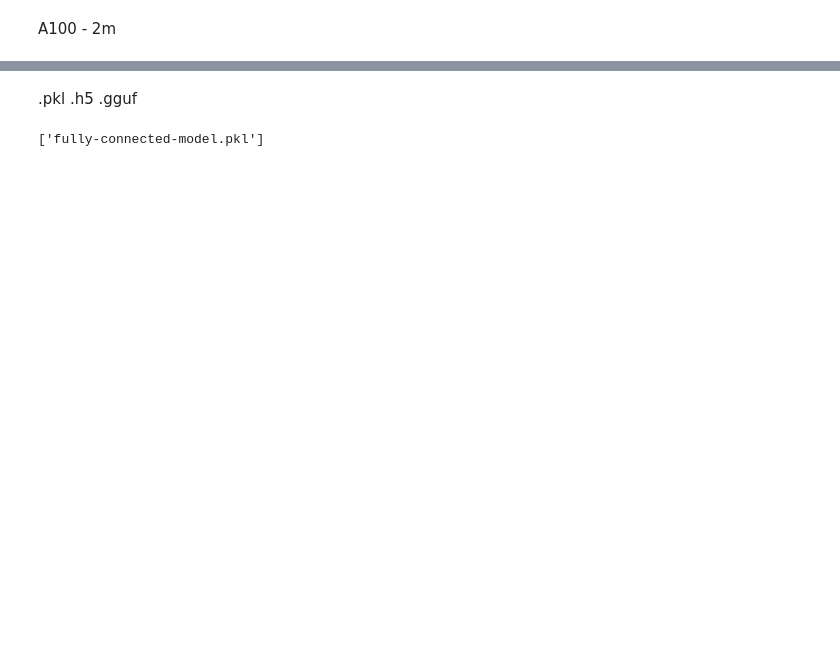
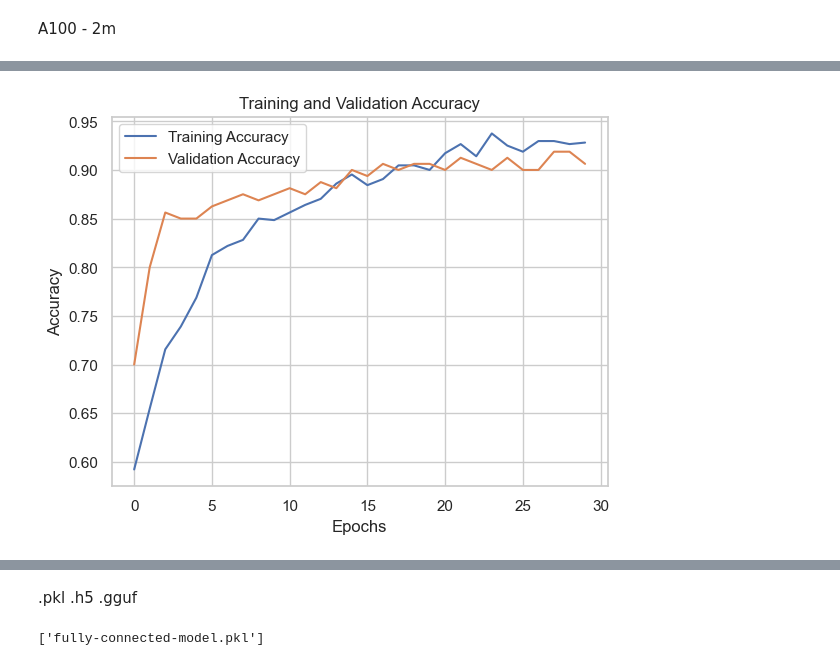
Before and after one commit to Larmy5502/Titanic, a Jupyter notebook: titanic.ipynb, the cells around one changed output, grey strips where cells are left out. Drawn from its saved outputs; the diff is of its cells as text; code cells hidden in the pictures; blank space fills up the shorter version.

```diff
--- a/titanic.ipynb
+++ b/titanic.ipynb
@@ -350,0 +395,84 @@ Test Accuracy: 0.80
+# %%
+import numpy as np
+from sklearn.model_selection import train_test_split
+from sklearn.datasets import make_classification
+from sklearn.preprocessing import StandardScaler
+from keras import models
+from keras.models import Sequential
+from keras.layers import Dense, Dropout
+from keras.optimizers import Adam
+import matplotlib.pyplot as plt
+
+# 1. Генерация синтетического набора данных
+# Создаем случайный набор данных для бинарной классификации с 1000 образцами и 20 признаками
+X, y = make_classification(n_samples=1000, n_features=20, n_informative=15, n_classes=2, random_state=42)
+
+# 2. Разделение данных на обучающую и тестовую выборки
+# 80% данных используем для обучения, 20% — для тестирования модели
+X_train, X_test, y_train, y_test = train_test_split(X, y, test_size=0.2, random_state=42)
+
+# 3. Нормализация данных
+# Применяем стандартизацию, чтобы привести данные к единому масштабу, что ускоряет обучение сети
+scaler = StandardScaler()
+X_train = scaler.fit_transform(X_train)  # Подгоняем и трансформируем обучающие данные
+X_test = scaler.transform(X_test)  # Трансформируем тестовые данные на основе обучающей выборки
+
+# 4. Построение нейронной сети с улучшенной архитектурой
+# Создаем последовательную модель
+model = Sequential()
+
+# Первый слой с 64 нейронами и активацией ReLU
+model.add(Dense(64, activation='relu', input_shape=(X_train.shape[1],)))
+# Dropout для регуляризации, чтобы предотвратить переобучение
+model.add(Dropout(0.3))
+
+# Второй полносвязный слой с 32 нейронами и Dropout
+model.add(Dense(32, activation='relu'))
+model.add(Dropout(0.3))
+
+# Третий полносвязный слой с 16 нейронами
+model.add(Dense(16, activation='relu'))
+
+# Выходной слой с одним нейроном и сигмоидальной активацией для предсказания вероятности
+model.add(Dense(1, activation='sigmoid'))
+
+# 5. Компиляция модели
+# Оптимизатор — Adam с уменьшенным learning rate для более плавного обучения
+model.compile(optimizer=Adam(learning_rate=0.001),
+              loss='binary_crossentropy',
+              metrics=['accuracy'])
+
+# 6. Обучение модели
+# Обучаем модель на тренировочных данных, добавляем валидацию и увеличиваем количество эпох
+history = model.fit(X_train, y_train,
+                    epochs=30,
+                    batch_size=32,
+                    validation_split=0.2,
+                    verbose=1)
+
+# 7. Оценка модели на тестовых данных
+# Оцениваем точность и потери на тестовом наборе
+loss, accuracy = model.evaluate(X_test, y_test)
+print(f'Test Loss: {loss:.4f}, Test Accuracy: {accuracy:.4f}')
+
+# 8. Визуализация метрик обучения
+# Строим графики точности и потерь для обучающей и валидационной выборок
+
+# График точности
+plt.plot(history.history['accuracy'], label='Training Accuracy')
+plt.plot(history.history['val_accuracy'], label='Validation Accuracy')
+plt.title('Training and Validation Accuracy')
+plt.xlabel('Epochs')
+plt.ylabel('Accuracy')
+plt.legend()
+plt.show()
+
+# График потерь
+plt.plot(history.history['loss'], label='Training Loss')
+plt.plot(history.history['val_loss'], label='Validation Loss')
+plt.title('Training and Validation Loss')
+plt.xlabel('Epochs')
+plt.ylabel('Loss')
+plt.legend()
+plt.show()
+# %% [output]
@@ -350,0 +497 @@ Test Accuracy: 0.80
+[figure, added]
```
Also changed, not shown: parts of 12 cells of this notebook, 1 other file.
